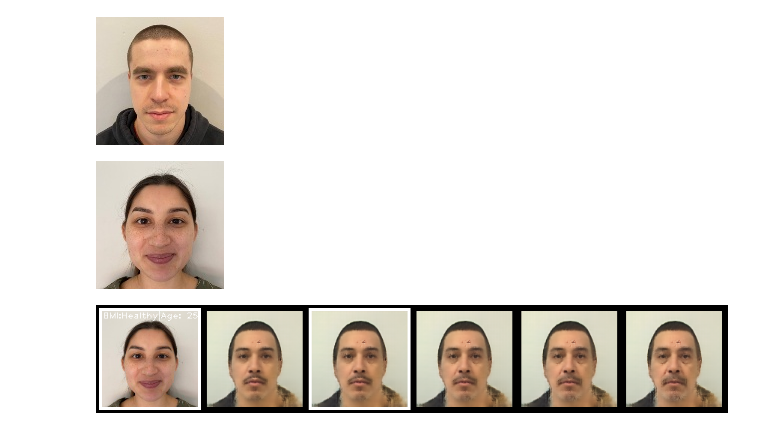
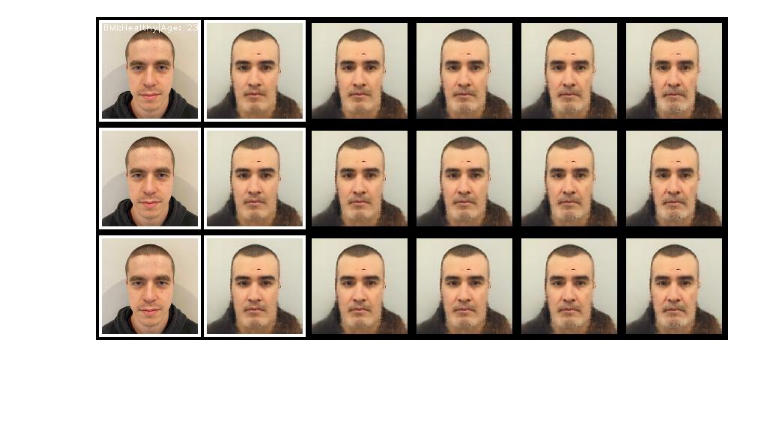
Before and after one commit to GordeiU/AgeBMIProgression, a Jupyter notebook: aging.ipynb, the cells around one changed output. Saved outputs shown, nothing was run; the diff lists cells and outputs as text; code cells hidden in the pictures; blank space fills up the shorter version.

```diff
--- a/aging.ipynb
+++ b/aging.ipynb
@@ -26,23 +50,12 @@ net.load(os.path.join('.', 'checkpoints', 'epoch140'), slim=True)
 # %%
-# Age Progression/Regression
+# Age Progression/Regression Male
 age_male = 23
 bmi_group_male = HEALTHY
 
 image_path_male = os.path.join('.', 'images', 'test_image_3.jpg')
 Image(filename=image_path_male)
+
+image_tensor = pil_to_model_tensor_transform(pil_loader(image_path_male))
+Image(filename=net.test_single(image_tensor=image_tensor, age=age_male, orig_bmi_group=bmi_group_male,target=tempdir))
 # %% [output]
-[figure, old version]
+[figure, new version]
-# %%
-age_female = 25
-bmi_group_female = HEALTHY
-
-image_path_female = os.path.join('.', 'images', 'test_image_2.jpg')
-Image(filename=image_path_female)
-# %% [output]
-[figure, removed]
-# %%
-# Age Progression/Regression
-image_tensor = pil_to_model_tensor_transform(pil_loader(image_path_female))
-Image(filename=net.test_single(image_tensor=image_tensor, age=age_female, bmi_group=bmi_group_female,target=tempdir, watermark=True))
-# %% [output]
-[figure, removed]
```
Also changed, not shown: parts of 2 cells of this notebook.
